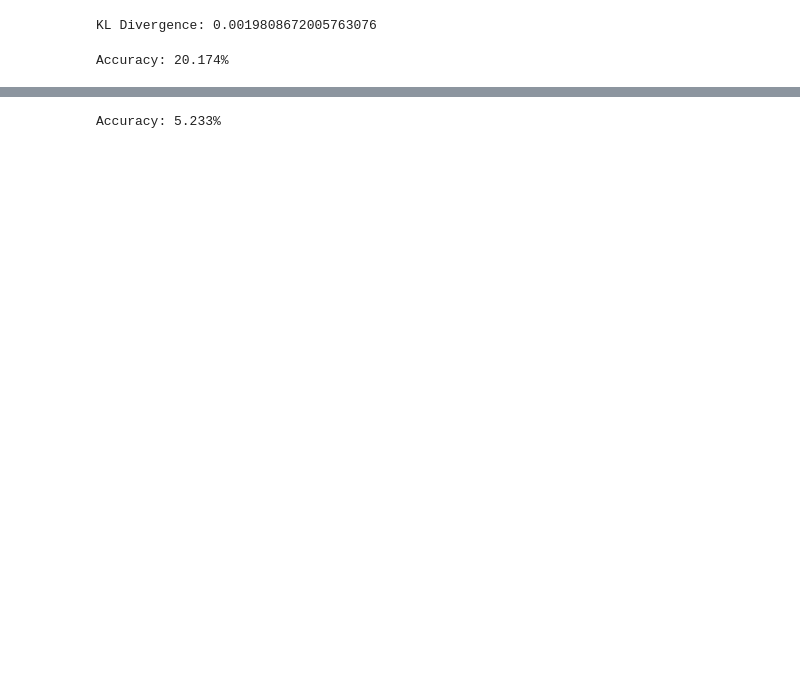
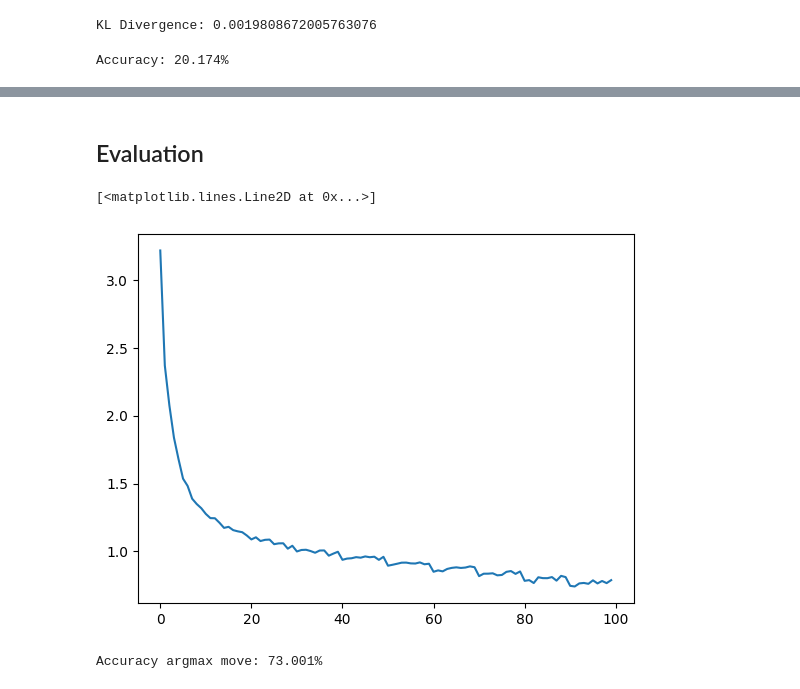
Before and after one commit to ngohiep-noob/Chess-move-recommender, a Jupyter notebook: src/chessnet.ipynb, the cells around one changed output, grey strips where cells are left out. Cells and saved outputs as stored; diff of their text form; code cells hidden in the pictures; blank space fills up the shorter version.

```diff
--- a/src/chessnet.ipynb
+++ b/src/chessnet.ipynb
@@ -472,0 +521,16 @@ Accuracy: 20.174%
+# %%
+piece = "b" # bishop
+# %%
+model = ChessNet(
+    num_classes=64,
+    num_channels=7,
+    activation=nn.LeakyReLU(inplace=True, negative_slope=0.05),
+).to(device)
+# %%
+samples = filter_by_piece(src_sample, piece)
+ds = ChessDataset(samples, mask_move=True)
+dl = torch.utils.data.DataLoader(ds, batch_size=128, shuffle=True)
+
+# sample from the dataset
+x, y = ds[0]
+x.shape, y.shape, len(ds)
@@ -472,0 +539,5 @@ Accuracy: 20.174%
+# %%
+criterion = nn.CrossEntropyLoss()
+optimizer = torch.optim.Adam(model.parameters(), lr=0.001)
+
+loss_history = training(model, dl, criterion, optimizer, num_epochs=10)
@@ -472,0 +550,2 @@ Accuracy: 20.174%
+# %% [markdown]
+## Evaluation
@@ -472,0 +555,6 @@ Accuracy: 20.174%
+# %%
+# plot loss history
+plt.plot(loss_history)
+# %% [output]
+[<matplotlib.lines.Line2D at 0x...>]
+[figure, added]
@@ -473,16 +566,16 @@ Accuracy: 20.174%
 # %%
-# sample move from the predicted distribution
 model.eval()
 total = 0
 correct = 0
-for idx, (x, y) in enumerate(test_samples_dl):
+
+for idx, (x, y) in enumerate(tqdm(test_dl)):
     x, y = x.to(device), y.to(device)
     output = model(x)
     output = torch.softmax(output, dim=1)
-    pred_y = sample_move(output)
+    pred_y = argmax_move(output)
     correct += (pred_y == y).all(dim=1).sum().item()
     total += y.size(0)
 
-print(f"Accuracy sample move: {(correct/total) * 100:.3f}%")
+print(f"Accuracy argmax move: {(correct/total) * 100:.3f}%")
 # %% [output]
-Accuracy: 5.233%
+Accuracy argmax move: 73.001%
```
Also changed, not shown: parts of 58 cells of this notebook, 5 other files.
